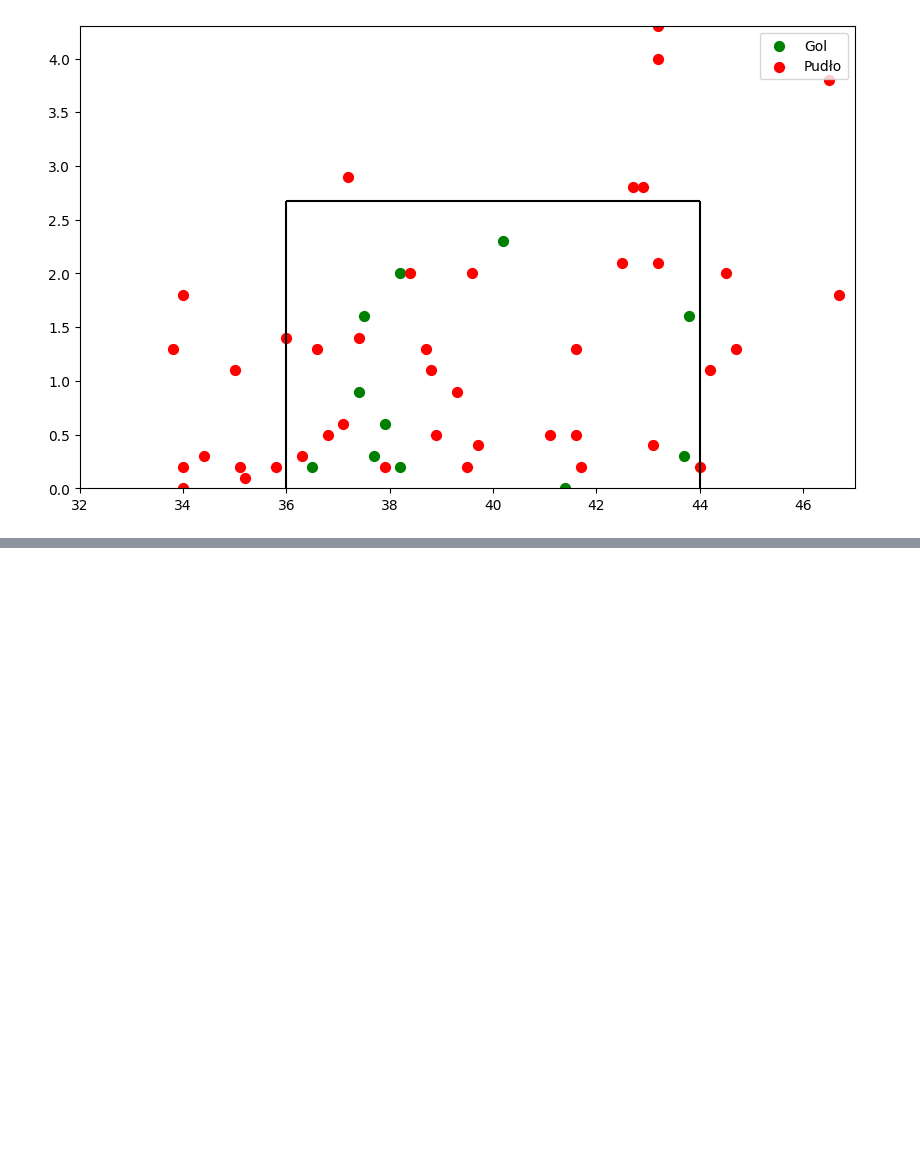
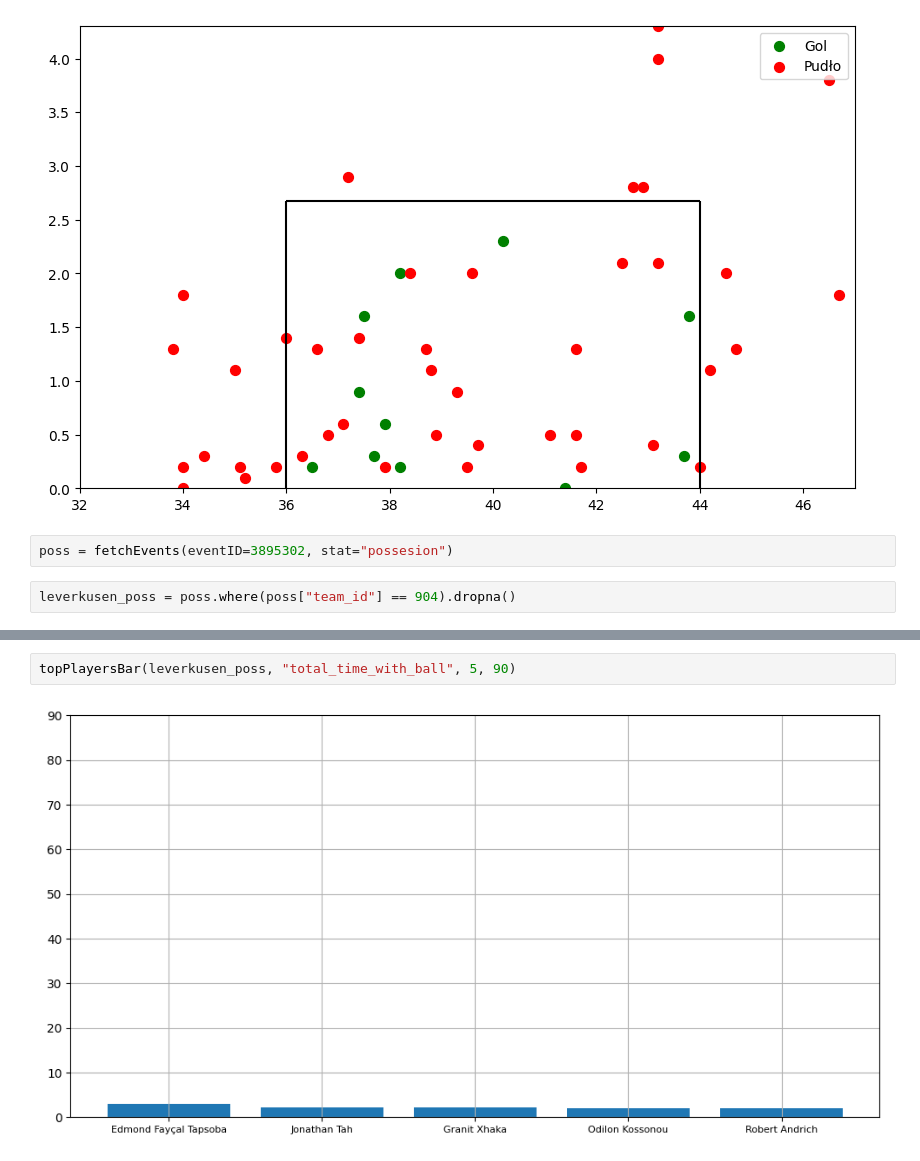
Before and after one commit to domino644/scala_football_analyzer, a Jupyter notebook: visualization/client.ipynb, the cells around one changed output, grey strips where cells are left out. Cells and saved outputs as stored; diff of their text form; blank space fills up the shorter version.

```diff
--- a/visualization/client.ipynb
+++ b/visualization/client.ipynb
@@ -142,3 +146,7 @@ filtered_shots_localizations = wirtz[wirtz['end_location'].apply(len) == 3]
 shotMap(filtered_shots_localizations["end_location"].to_numpy(), filtered_shots_localizations["is_goal"].to_numpy())
 # %% [output]
 [figure]
+# %%
+poss = fetchEvents(eventID=3895302, stat="possesion")
+# %%
+leverkusen_poss = poss.where(poss["team_id"] == 904).dropna()
@@ -144,0 +173,4 @@ shotMap(filtered_shots_localizations["end_location"].to_numpy(), filtered_shots_
+# %%
+topPlayersBar(leverkusen_poss, "total_time_with_ball", 5, 90)
+# %% [output]
+[figure, added]
```
Also changed, not shown: parts of 5 cells of this notebook, 1 other file.
